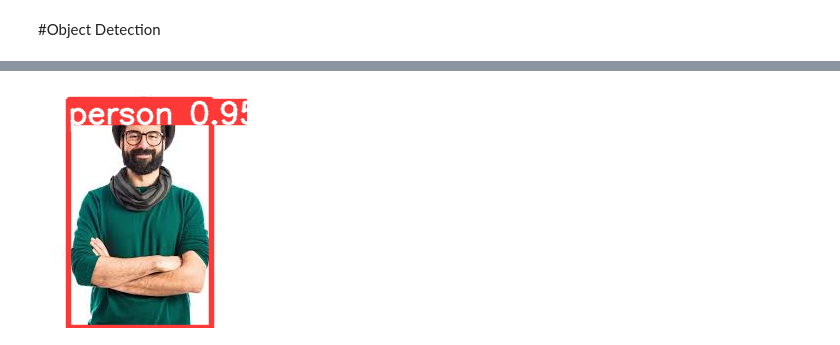
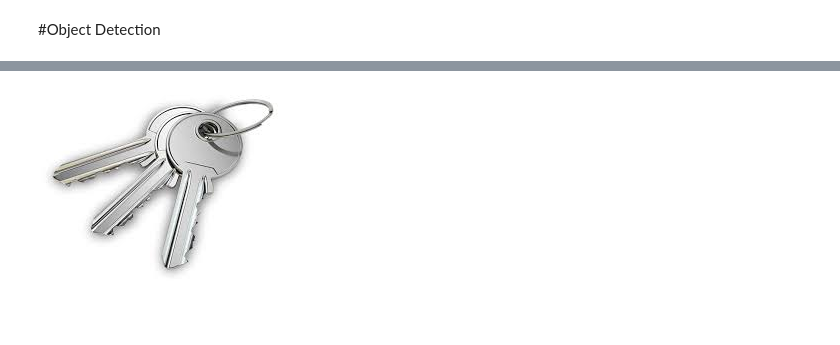
Before and after one commit to Gauth4m/Object-Detection-Project, a Jupyter notebook: Object_Detection_1.ipynb, the cells around one changed output, grey strips where cells are left out. Cells and saved outputs as stored; diff of their text form; code cells hidden in the pictures; blank space fills up the shorter version.

```diff
--- a/Object_Detection_1.ipynb
+++ b/Object_Detection_1.ipynb
@@ -99,5 +105,5 @@ Speed: 3.8ms pre-process, 1289.5ms inference, 25.1ms NMS per image at shape (1,
 Results saved to runs/detect/exp
 # %%
-Image('runs/detect/exp/images.png')
+Image('runs/detect/exp/keys.png')
 # %% [output]
-[figure, old version]
+[figure, new version]
```
Also changed, not shown: parts of 5 cells of this notebook.
